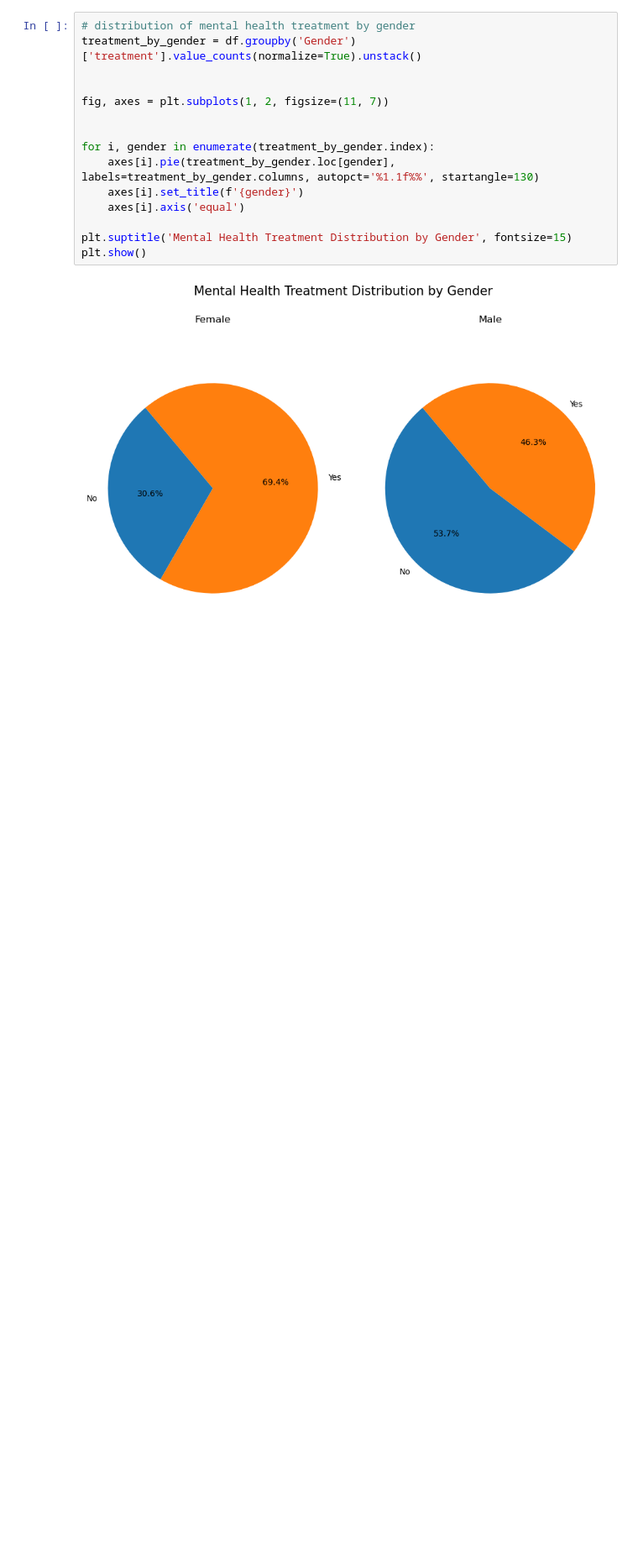
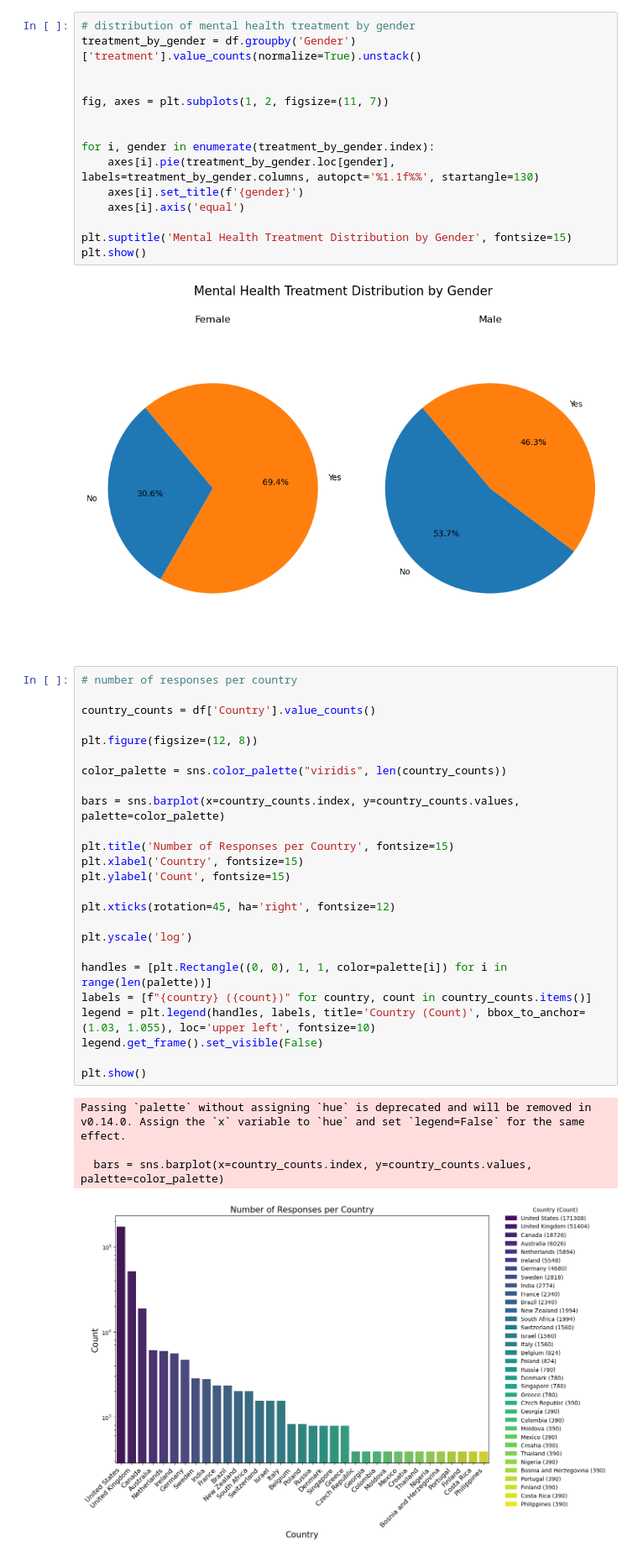
Before and after one commit to reneczka/mental-health, a Jupyter notebook: mental_health.ipynb, the cells around one changed output. Shown: that part at 84% size. Drawn from its saved outputs; the diff is of its cells as text; blank space fills up the shorter version.

Commit message:
add number of responses per country plot

```diff
--- a/mental_health.ipynb
+++ b/mental_health.ipynb
@@ -124,3 +124,33 @@ plt.suptitle('Mental Health Treatment Distribution by Gender', fontsize=15)
 plt.show()
 # %% [output]
 [figure]
+# %%
+# number of responses per country
+
+country_counts = df['Country'].value_counts()
+
+plt.figure(figsize=(12, 8))
+
+color_palette = sns.color_palette("viridis", len(country_counts))
+
+bars = sns.barplot(x=country_counts.index, y=country_counts.values, palette=color_palette)
+
+plt.title('Number of Responses per Country', fontsize=15)
+plt.xlabel('Country', fontsize=15)
+plt.ylabel('Count', fontsize=15)
+
+plt.xticks(rotation=45, ha='right', fontsize=12)
+
+plt.yscale('log')
+
+handles = [plt.Rectangle((0, 0), 1, 1, color=palette[i]) for i in range(len(palette))]
+labels = [f"{country} ({count})" for country, count in country_counts.items()]
+legend = plt.legend(handles, labels, title='Country (Count)', bbox_to_anchor=(1.03, 1.055), loc='upper left', fontsize=10)
+legend.get_frame().set_visible(False)
+
+plt.show()
+# %% [output]
+Passing `palette` without assigning `hue` is deprecated and will be removed in v0.14.0. Assign the `x` variable to `hue` and set `legend=False` for the same effect.
+
+  bars = sns.barplot(x=country_counts.index, y=country_counts.values, palette=color_palette)
+[figure, added]
```
Also changed, not shown: 2 other files.
